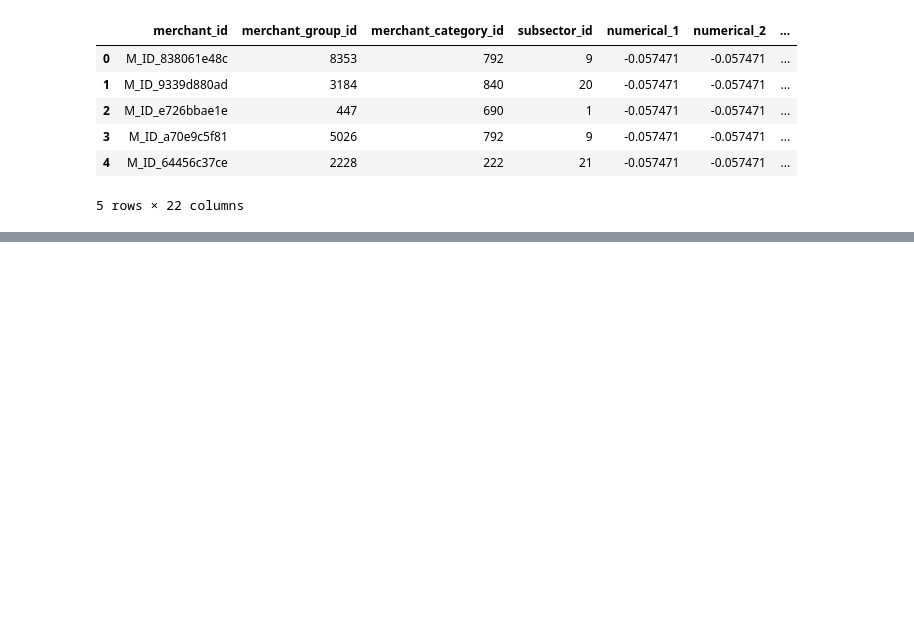
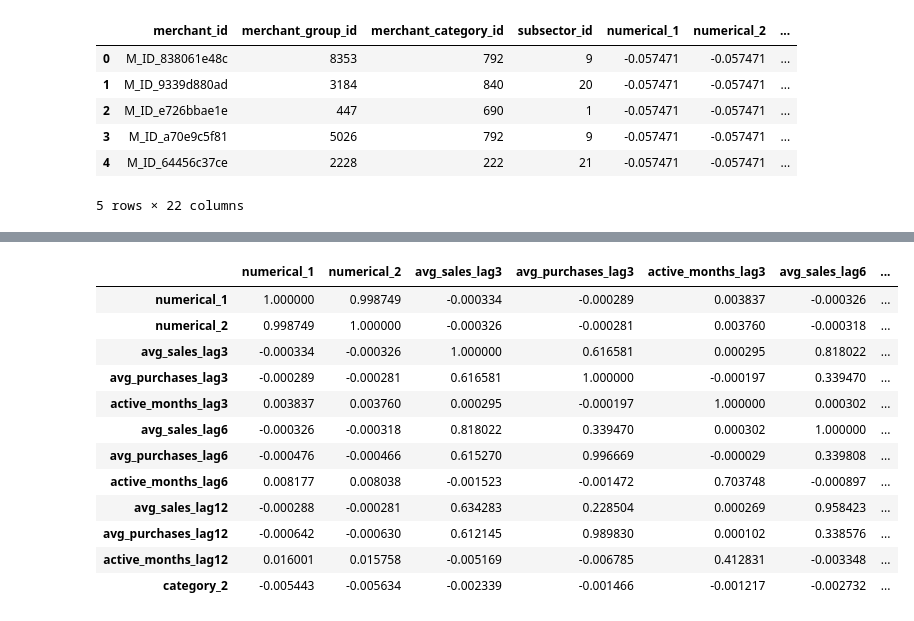
Before and after one commit to miniii222/kaggle, a Jupyter notebook: Elo_Merchant_Category_Recommendation/eda/1-4.EDA_merchants.ipynb, the cells around one changed output, grey strips where cells are left out. Cells and saved outputs as stored; diff of their text form; code cells hidden in the pictures; blank space fills up the shorter version.

```diff
--- a/Elo_Merchant_Category_Recommendation/eda/1-4.EDA_merchants.ipynb
+++ b/Elo_Merchant_Category_Recommendation/eda/1-4.EDA_merchants.ipynb
@@ -18,0 +74,19 @@ merchant.head()
+# %%
+merchant.corr()
+#numerical_1 numerical_2 -> 0.998749
+#avg_purchases_lag3 avg_purchases_lag6 -> 0.996669
+#avg_purchases_lag3 avg_purchases_lag12 -> 0.989830
+# %% [output]
+|  | numerical_1 | numerical_2 | avg_sales_lag3 | avg_purchases_lag3 | active_months_lag3 | avg_sales_lag6 | ... |
+| numerical_1 | 1.000000 | 0.998749 | -0.000334 | -0.000289 | 0.003837 | -0.000326 | ... |
+| numerical_2 | 0.998749 | 1.000000 | -0.000326 | -0.000281 | 0.003760 | -0.000318 | ... |
+| avg_sales_lag3 | -0.000334 | -0.000326 | 1.000000 | 0.616581 | 0.000295 | 0.818022 | ... |
+| avg_purchases_lag3 | -0.000289 | -0.000281 | 0.616581 | 1.000000 | -0.000197 | 0.339470 | ... |
+| active_months_lag3 | 0.003837 | 0.003760 | 0.000295 | -0.000197 | 1.000000 | 0.000302 | ... |
+| avg_sales_lag6 | -0.000326 | -0.000318 | 0.818022 | 0.339470 | 0.000302 | 1.000000 | ... |
+| avg_purchases_lag6 | -0.000476 | -0.000466 | 0.615270 | 0.996669 | -0.000029 | 0.339808 | ... |
+| active_months_lag6 | 0.008177 | 0.008038 | -0.001523 | -0.001472 | 0.703748 | -0.000897 | ... |
+| avg_sales_lag12 | -0.000288 | -0.000281 | 0.634283 | 0.228504 | 0.000269 | 0.958423 | ... |
+| avg_purchases_lag12 | -0.000642 | -0.000630 | 0.612145 | 0.989830 | 0.000102 | 0.338576 | ... |
+| active_months_lag12 | 0.016001 | 0.015758 | -0.005169 | -0.006785 | 0.412831 | -0.003348 | ... |
+| category_2 | -0.005443 | -0.005634 | -0.002339 | -0.001466 | -0.001217 | -0.002732 | ... |
```
Also changed, not shown: parts of 5 cells of this notebook.
